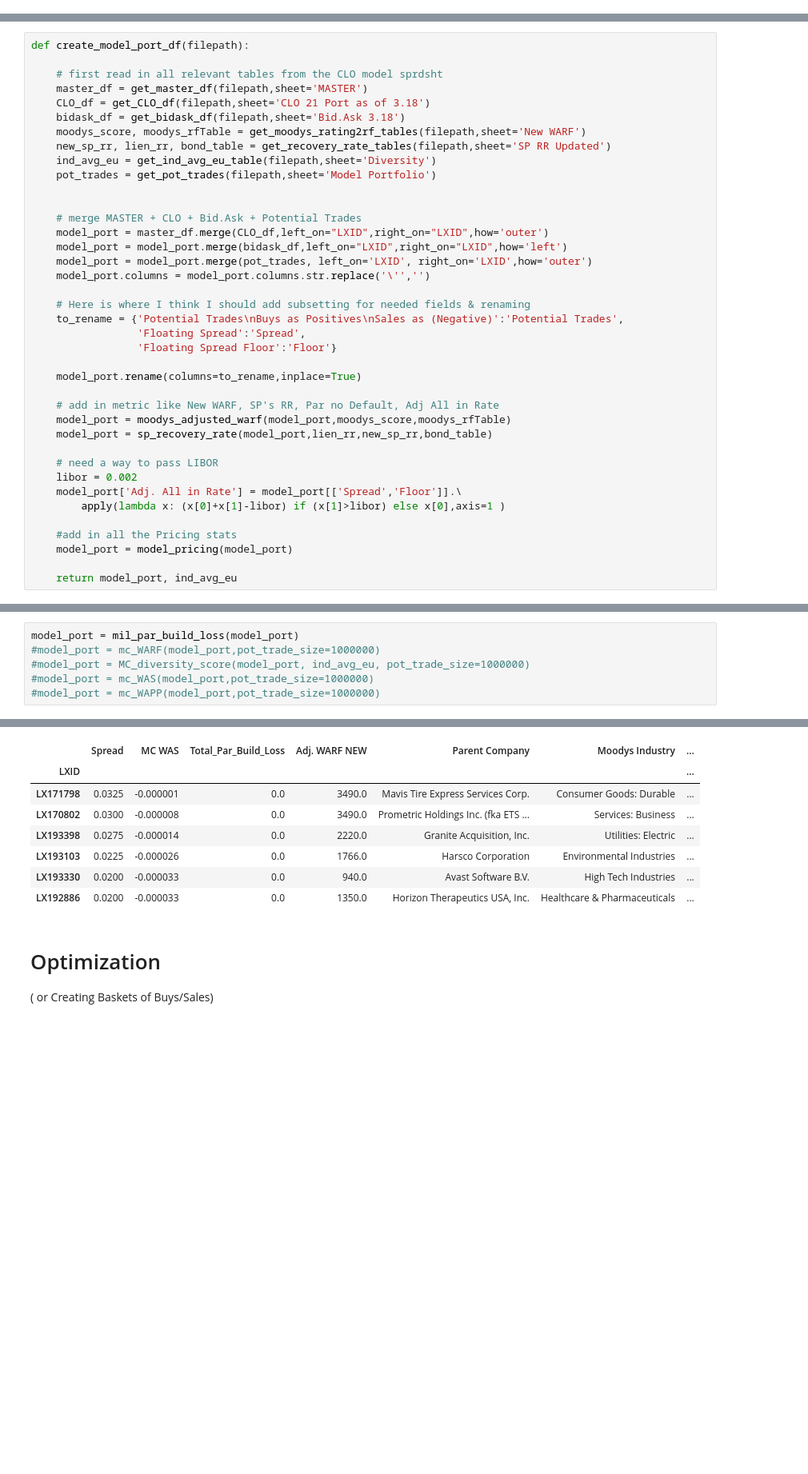
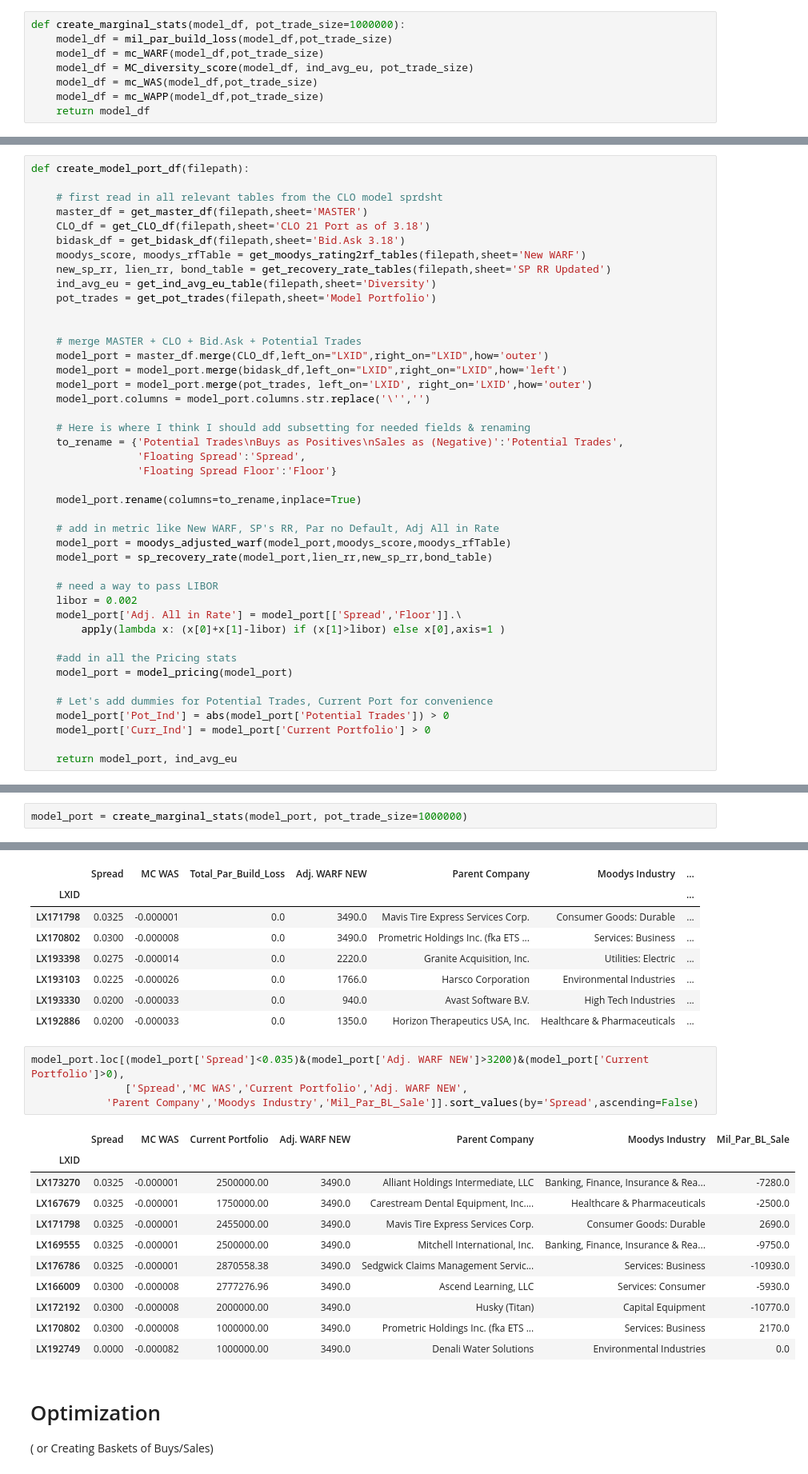
Before and after one commit to joshknechtel-gs/RM-IT, a Jupyter notebook: CLO Model Portfolio-Working.ipynb, the cells around one changed output, grey strips where cells are left out. Shown at 80% size. Saved outputs shown, nothing was run; the diff lists cells and outputs as text; blank space fills up the shorter version.

```diff
--- a/CLO Model Portfolio-Working.ipynb
+++ b/CLO Model Portfolio-Working.ipynb
@@ -295,6 +295,14 @@ def MC_diversity_score(model_df, ind_avg_eu, pot_trade_size=1000000):
         model_df.loc[row,'MC Div Score'] = diversity_score(div_df, ind_avg_eu) - curr_DS
 
     return model_df
+# %%
+def create_marginal_stats(model_df, pot_trade_size=1000000):
+    model_df = mil_par_build_loss(model_df,pot_trade_size)
+    model_df = mc_WARF(model_df,pot_trade_size)
+    model_df = MC_diversity_score(model_df, ind_avg_eu, pot_trade_size)
+    model_df = mc_WAS(model_df,pot_trade_size)
+    model_df = mc_WAPP(model_df,pot_trade_size)
+    return model_df
 # %% [markdown]
 ## Portfolio Stats and Replines
 # %%
@@ -626,6 +634,10 @@ def create_model_port_df(filepath):
     #add in all the Pricing stats
     model_port = model_pricing(model_port)
 
+    # Let's add dummies for Potential Trades, Current Port for convenience
+    model_port['Pot_Ind'] = abs(model_port['Potential Trades']) > 0
+    model_port['Curr_Ind'] = model_port['Current Portfolio'] > 0
+
     return model_port, ind_avg_eu
 # %% [markdown]
 # Create Model Portfolio Dataframe
@@ -651,11 +646,7 @@ Name: Potential Trades, Length: 497, dtype: bool
 # %% [markdown]
 ## Create Marginal Contribution Fields
-# %%
-model_port = mil_par_build_loss(model_port)
-#model_port = mc_WARF(model_port,pot_trade_size=1000000)
-#model_port = MC_diversity_score(model_port, ind_avg_eu, pot_trade_size=1000000)
-#model_port = mc_WAS(model_port,pot_trade_size=1000000)
-#model_port = mc_WAPP(model_port,pot_trade_size=1000000)
+# %%
+model_port = create_marginal_stats(model_port, pot_trade_size=1000000)
 # %%
 model_port[['MC WARF','MC WAS', 'MC WAPP', 'MC Div Score']].head(20)
 # %% [output]
@@ -931,6 +936,22 @@ model_port.loc[(model_port['MC WAS']<0)&(model_port['Mil_Par_BL_Sale']>0),
 | LX193103 | 0.0225 | -0.000026 | 0.0 | 1766.0 | Harsco Corporation | Environmental Industries | ... |
 | LX193330 | 0.0200 | -0.000033 | 0.0 | 940.0 | Avast Software B.V. | High Tech Industries | ... |
 | LX192886 | 0.0200 | -0.000033 | 0.0 | 1350.0 | Horizon Therapeutics USA, Inc. | Healthcare & Pharmaceuticals | ... |
+# %%
+model_port.loc[(model_port['Spread']<0.035)&(model_port['Adj. WARF NEW']>3200)&(model_port['Current Portfolio']>0),
+               ['Spread','MC WAS','Current Portfolio','Adj. WARF NEW',
+            'Parent Company','Moodys Industry','Mil_Par_BL_Sale']].sort_values(by='Spread',ascending=False)
+# %% [output]
+|  | Spread | MC WAS | Current Portfolio | Adj. WARF NEW | Parent Company | Moodys Industry | Mil_Par_BL_Sale |
+| LXID |  |  |  |  |  |  |  |
+| LX173270 | 0.0325 | -0.000001 | 2500000.00 | 3490.0 | Alliant Holdings Intermediate, LLC | Banking, Finance, Insurance & Rea... | -7280.0 |
+| LX167679 | 0.0325 | -0.000001 | 1750000.00 | 3490.0 | Carestream Dental Equipment, Inc.... | Healthcare & Pharmaceuticals | -2500.0 |
+| LX171798 | 0.0325 | -0.000001 | 2455000.00 | 3490.0 | Mavis Tire Express Services Corp. | Consumer Goods: Durable | 2690.0 |
+| LX169555 | 0.0325 | -0.000001 | 2500000.00 | 3490.0 | Mitchell International, Inc. | Banking, Finance, Insurance & Rea... | -9750.0 |
+| LX176786 | 0.0325 | -0.000001 | 2870558.38 | 3490.0 | Sedgwick Claims Management Servic... | Services: Business | -10930.0 |
+| LX166009 | 0.0300 | -0.000008 | 2777276.96 | 3490.0 | Ascend Learning, LLC | Services: Consumer | -5930.0 |
+| LX172192 | 0.0300 | -0.000008 | 2000000.00 | 3490.0 | Husky (Titan) | Capital Equipment | -10770.0 |
+| LX170802 | 0.0300 | -0.000008 | 1000000.00 | 3490.0 | Prometric Holdings Inc. (fka ETS ... | Services: Business | 2170.0 |
+| LX192749 | 0.0000 | -0.000082 | 1000000.00 | 3490.0 | Denali Water Solutions | Environmental Industries | 0.0 |
 # %% [markdown]
 # Optimization
 ( or Creating Baskets of Buys/Sales)
```
Also changed, not shown: parts of 3 cells of this notebook.
